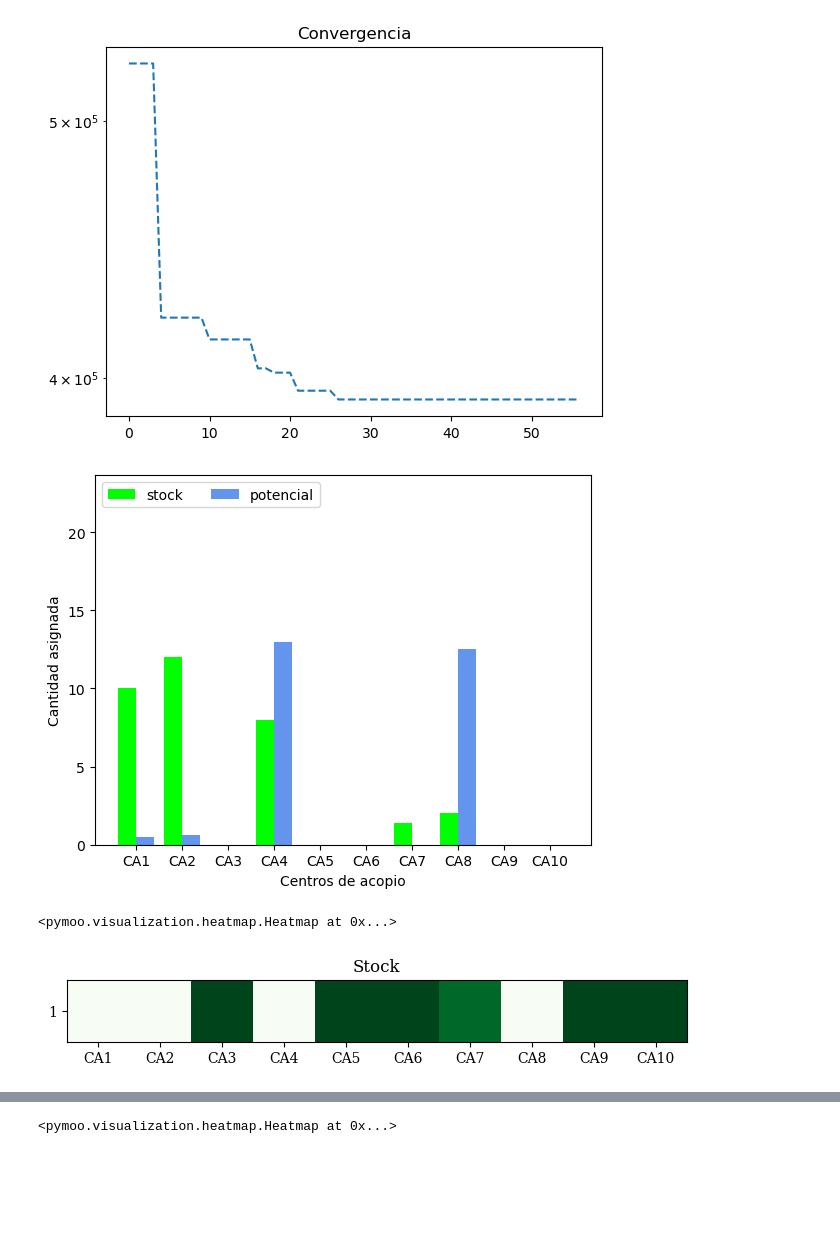
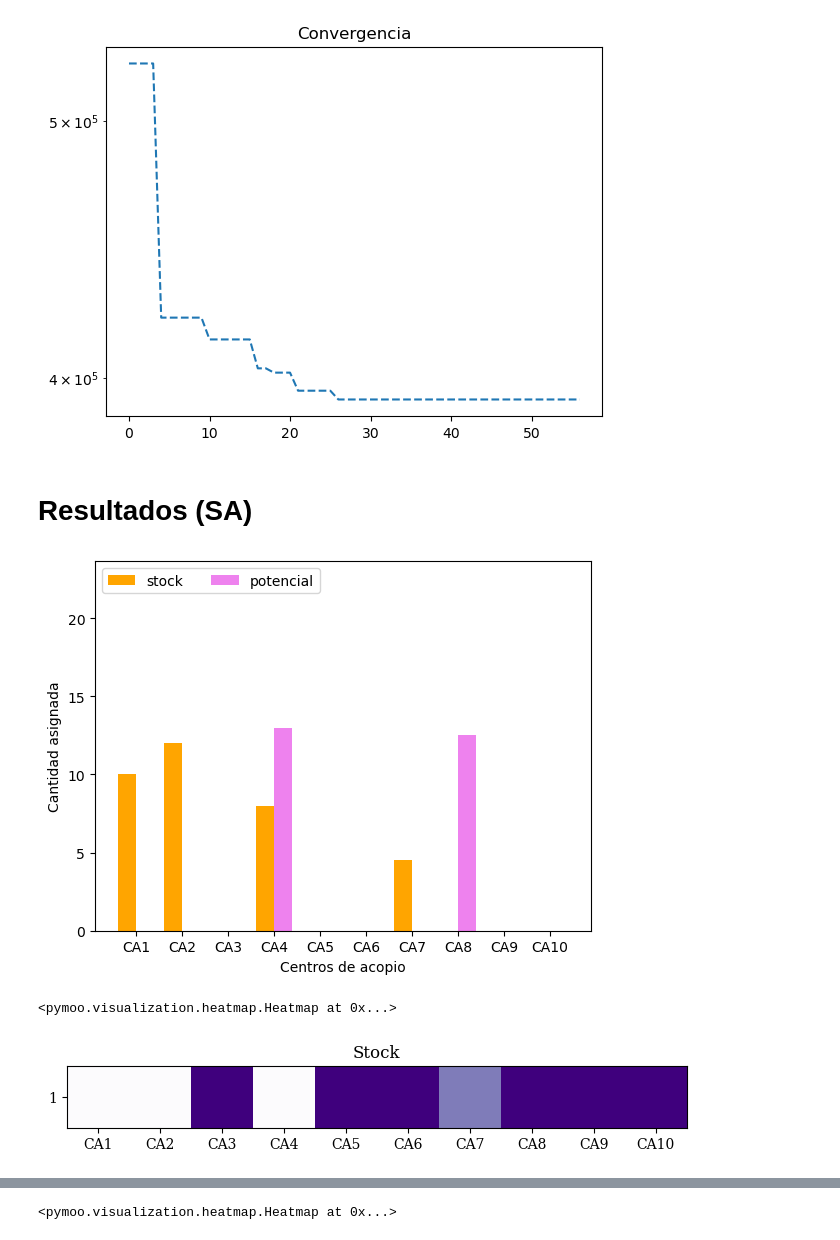
Before and after one commit to jefftorres/cheese, a Jupyter notebook: Queso.ipynb, the cells around one changed output, grey strips where cells are left out. Saved outputs shown, nothing was run; the diff lists cells and outputs as text; code cells hidden in the pictures; blank space fills up the shorter version.

Commit message:
added more graphs

```diff
--- a/Queso.ipynb
+++ b/Queso.ipynb
@@ -546,6 +546,8 @@ plt.yscale('log')
 plt.show()
 # %% [output]
 [figure]
+# %% [markdown]
+# Resultados (SA)
 # %%
 even = np.arange(0, N*2-1, 2)
 odd = np.arange(1, N*2, 2)
@@ -553,8 +555,8 @@ odd = np.arange(1, N*2, 2)
 cap_stock = np.take(CAPACIDADES, even)
 cap_potencial = np.take(CAPACIDADES, odd)
 
-ca_stock = np.take(ga.X, even)
-ca_potencial = np.take(ga.X, odd)
+ca_stock = np.take(sa, even)
+ca_potencial = np.take(sa, odd)
 
 labels = params_df['Id_CA']
 x = np.arange(len(labels))
@@ -562,10 +564,10 @@ y1 = ca_stock
 y2 = ca_potencial
 
 fig, ax = plt.subplots()
-y_lim = np.array(np.mean([np.max(CAPACIDADES), np.max(ga.X)])) * 1.1
+y_lim = np.array(np.mean([np.max(CAPACIDADES), np.max(sa)])) * 1.1
 ax.set_ylim([0, y_lim])
-x1_bar = ax.bar(x-0.2, y1, width=0.4, label='stock', color='lime')
-x2_bar = ax.bar(x+0.2, y2, width=0.4, label='potencial', color='cornflowerblue')
+x1_bar = ax.bar(x-0.2, y1, width=0.4, label='stock', color='orange')
+x2_bar = ax.bar(x+0.2, y2, width=0.4, label='potencial', color='violet')
 
 plt.xticks(x, labels)
 plt.xlabel('Centros de acopio')
@@ -573,17 +575,17 @@ plt.ylabel('Cantidad asignada')
 plt.legend(loc='upper left', ncol=2)
 plt.show()
 # %% [output]
-[figure, old version]
+[figure, new version]
 # %%
 from pymoo.visualization.heatmap import Heatmap
 
 ca_stock_norm = ca_stock / cap_stock
 heatmap = Heatmap(bounds=(0, 1),
                   title='Stock',
-                  cmap='Greens',
+                  cmap='Purples',
                   labels=labels.values.tolist())
 heatmap.add(ca_stock_norm)
 heatmap.show()
 # %% [output]
 <pymoo.visualization.heatmap.Heatmap at 0x...>
-[figure, old version]
+[figure, new version]
```
Also changed, not shown: parts of 12 cells of this notebook.
